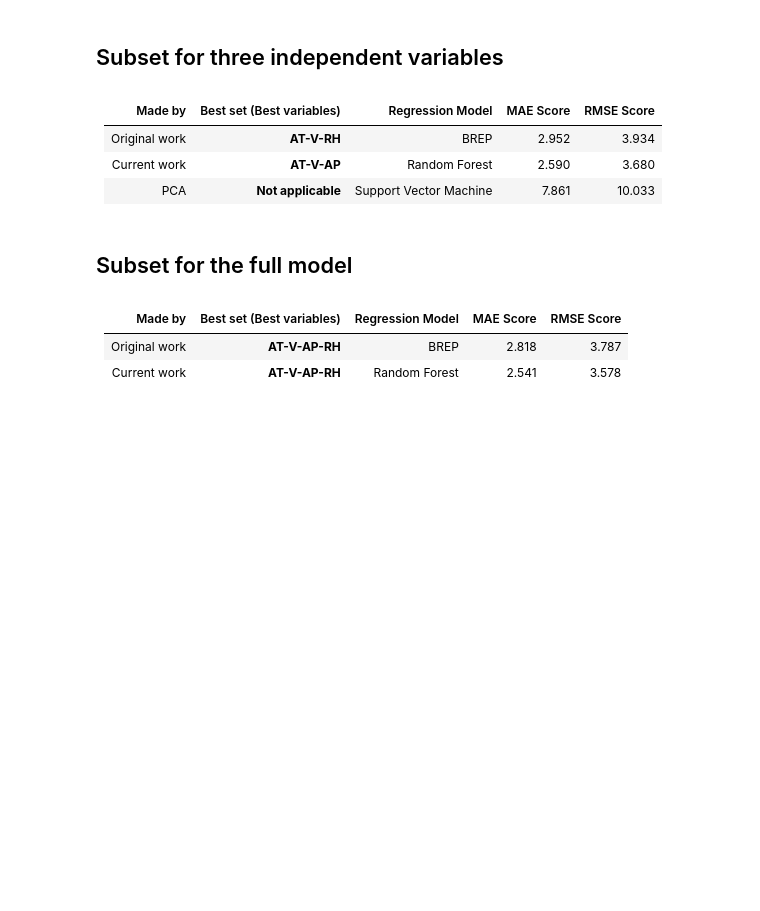
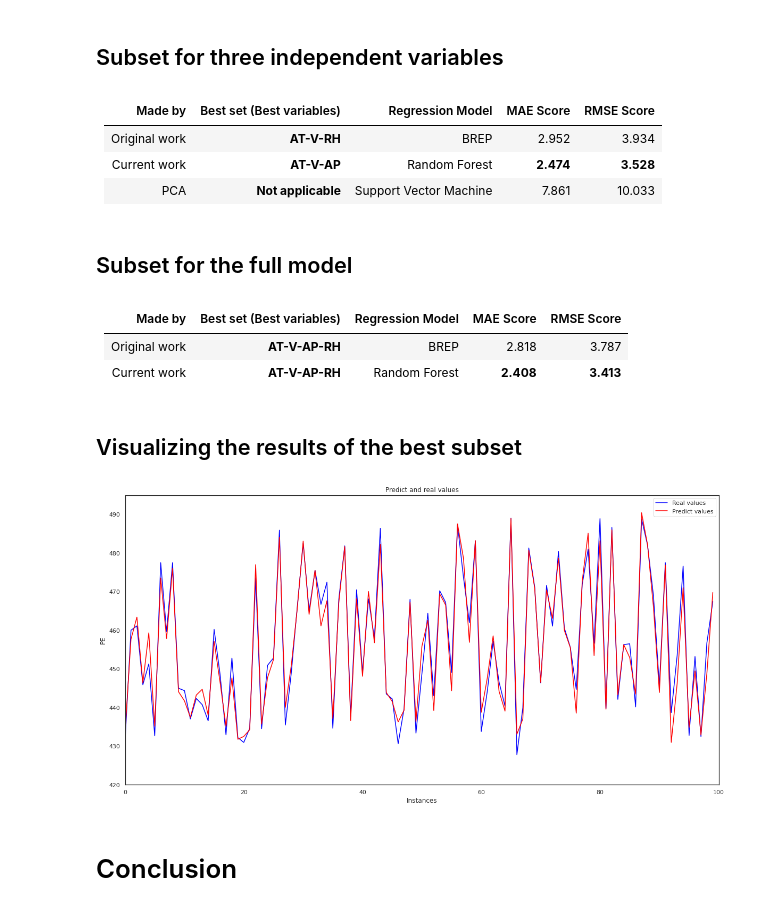
Before and after one commit to IgorMeloS/Machine-Learning, a Jupyter notebook: 2 - Regression Models/2 - Combined Cycle Power Plant/Combined_Cycle_Power_Plant.ipynb, the cells around one changed output. Drawn from its saved outputs; the diff is of its cells as text; code cells hidden in the pictures; blank space fills up the shorter version.

```diff
--- a/2 - Regression Models/2 - Combined Cycle Power Plant/Combined_Cycle_Power_Plant.ipynb
+++ b/2 - Regression Models/2 - Combined Cycle Power Plant/Combined_Cycle_Power_Plant.ipynb
@@ -3857,7 +3860,7 @@ The aim in this project is to compare the best results found in the original wor
 | Made by       	| Best set (Best variables) 	| Regression Model       	| MAE Score 	| RMSE Score 	|
 |---------------	|---------------------------	|------------------------	|-----------	|------------	|
 | Original work 	| **AT-V-RH**                    	| BREP                   	| 2.952     	| 3.934      	|
-| Current work  	| **AT-V-AP**                    	| Random Forest 	| 2.590      	| 3.680       	|
+| Current work  	| **AT-V-AP**                    	| Random Forest 	| **2.474**      	| **3.528**       	|
 | PCA           	| **Not applicable**        	| Support Vector Machine 	| 7.861      	| 10.033       	|
 # %% [markdown]
 ## Subset for the full model
@@ -3865,4 +3868,23 @@ The aim in this project is to compare the best results found in the original wor
 | Made by       	| Best set (Best variables) 	| Regression Model       	| MAE Score 	| RMSE Score 	|
 |---------------	|---------------------------	|------------------------	|-----------	|------------	|
 | Original work 	| **AT-V-AP-RH**                    	| BREP                   	| 2.818     	| 3.787      	|
-| Current work  	| **AT-V-AP-RH**                    	| Random Forest 	| 2.541      	| 3.578       	|
+| Current work  	| **AT-V-AP-RH**                    	| Random Forest 	| **2.408**      	| **3.413**       	|
+# %% [markdown]
+## Visualizing the results of the best subset
+# %%
+y_best4 = grid4.predict(X_4_test) # Predicting the values for the best model
+# %%
+plt.figure(figsize=(20,10))
+plt.title('Predict and real values')
+plt.plot(y_4_test[0:100],'-', label='Real values', color='blue')
+plt.plot(y_best4[0:100], '-', label='Predict values', color='red')
+plt.ylabel('PE')
+plt.xlabel('Instances')
+plt.axis('on')
+plt.legend(loc='best')
+plt.axis((0, 100, 420, 495))
+plt.show()
+# %% [output]
+[figure, added]
+# %% [markdown]
+# Conclusion
```
Also changed, not shown: parts of 11 cells of this notebook.
